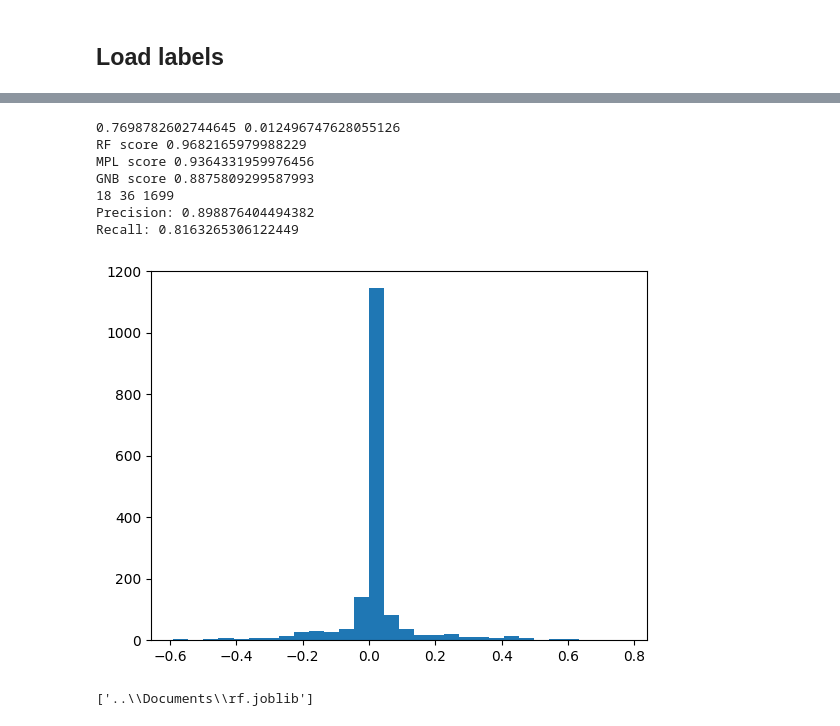
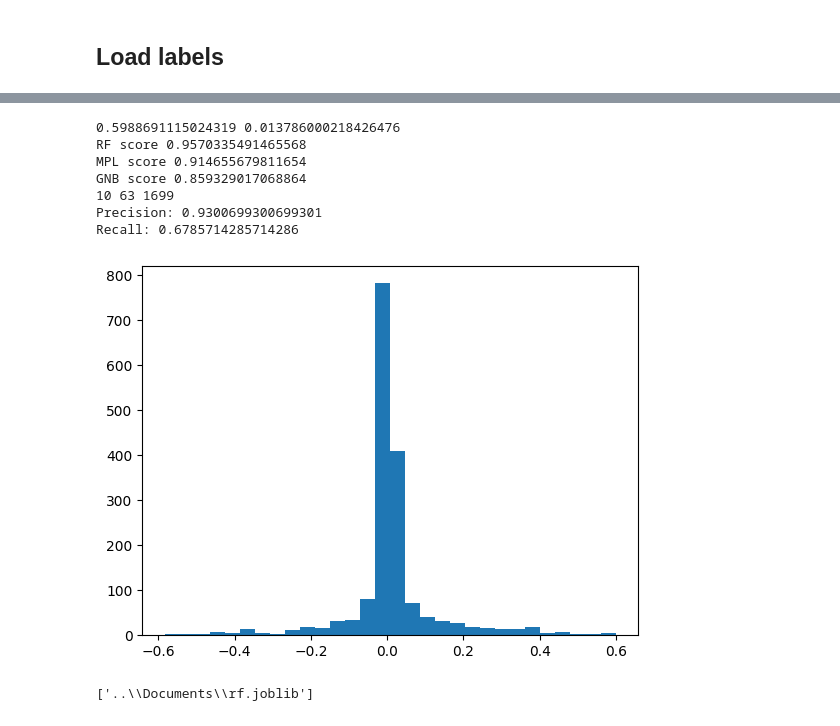
Before and after one commit to plaf2000/tytalb, a Jupyter notebook: during_feeding_vs_not.ipynb, the cells around one changed output, grey strips where cells are left out. Saved outputs shown, nothing was run; the diff lists cells and outputs as text; code cells hidden in the pictures.

```diff
--- a/during_feeding_vs_not.ipynb
+++ b/during_feeding_vs_not.ipynb
@@ -61,10 +55,9 @@ for i, (seg, f_i) in enumerate(zip(segments, audiofile_ids)):
     S = librosa.stft(y, n_fft=2048)
     spec = librosa.amplitude_to_db(np.abs(S))
     intensities["std"].append(np.std(spec))
-    intensities["mean_padded"].append(np.mean(spec))
+    intensities["mean"].append(np.mean(spec))
     # intensities["argmax"].append(np.mean(np.argmax(spec, axis=1)))
     s = seg.centered_pad_to(TimeUnit(pad_s))
-    # s = seg
     y, sr = librosa.load(audio_path, sr=None, offset=s.tstart.s, duration=s.dur.s)
 
     S = librosa.stft(y, n_fft=2048)
@@ -73,6 +66,7 @@ for i, (seg, f_i) in enumerate(zip(segments, audiofile_ids)):
     intensities["mean_padded"].append(np.mean(spec))
     # intensities["argmax"].append(np.mean(np.argmax(spec, axis=1)))
 
+
 for k in intensities.keys():
     intensities[k] = np.array(intensities[k])
 # %%
@@ -142,7 +136,6 @@ from sklearn.neural_network import MLPClassifier
 from joblib import dump, load
 # %%
 
-labels = list(intensities.keys())
 X = np.stack([
     intensities["mean"],
     intensities["std"],
@@ -174,41 +167,41 @@ y_pred_prob_rf = rf.predict_proba(X_test)
 y_pred_prob_gnb = gnb.predict_proba(X_test)
 y_pred_prob_mpl = mpl.predict_proba(X_test)
 
 prob_diff = y_pred_prob_rf[:, 0] - y_pred_prob_mpl[:, 0]
 
 print(np.max(prob_diff), np.mean(prob_diff))
 
 plt.hist(prob_diff, bins=30)
 
 diff = y_test - y_pred
 
 fp = diff == -1
 fn = diff == 1
 t = (diff == 0)
 tp = t & y_test == 1
 tn = t & y_test == 0
 
 fp_n = np.sum(fp)
 fn_n = np.sum(fn)
 t_n = np.sum(t)
 tp_n = np.sum(tp)
 tn_n = np.sum(tn)
 
 print("RF score", rf.score(X_test, y_test))
 print("MPL score", mpl.score(X_test, y_test))
 print("GNB score", gnb.score(X_test, y_test))
 print(fp_n, fn_n, len(y_test))
 print("Precision:", tp_n/(tp_n + fp_n))
 print("Recall:", tp_n/(tp_n + fn_n))
 # %% [output]
-0.7698782602744645 0.012496747628055126
-RF score 0.9682165979988229
-MPL score 0.9364331959976456
-GNB score 0.8875809299587993
-18 36 1699
-Precision: 0.898876404494382
-Recall: 0.8163265306122449
+0.5988691115024319 0.013786000218426476
+RF score 0.9570335491465568
+MPL score 0.914655679811654
+GNB score 0.859329017068864
+10 63 1699
+Precision: 0.9300699300699301
+Recall: 0.6785714285714286
-[figure, old version]
+[figure, new version]
 # %%
 dump(rf, "..\\Documents\\rf.joblib")
 # %% [output]
```
Also changed, not shown: parts of 5 cells of this notebook, 1 other file.
